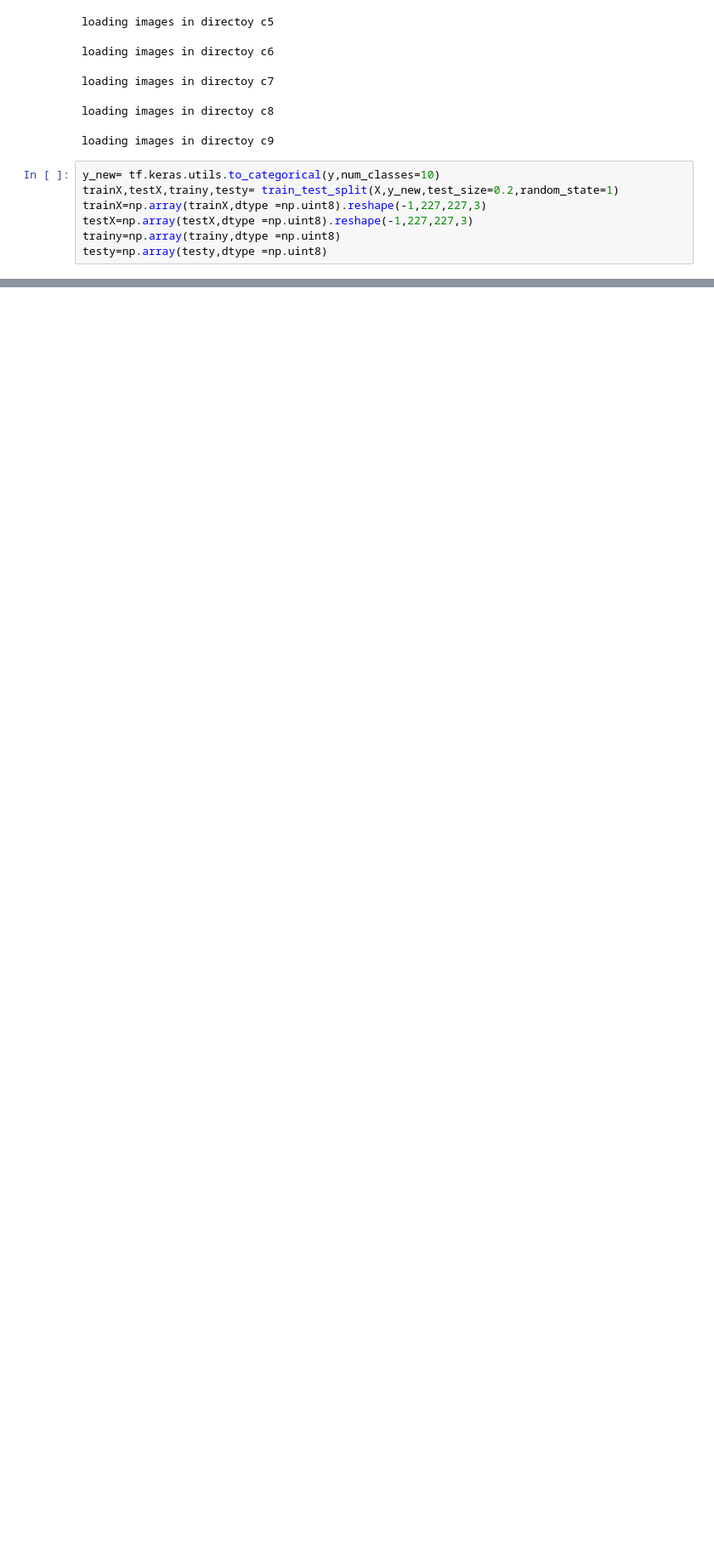
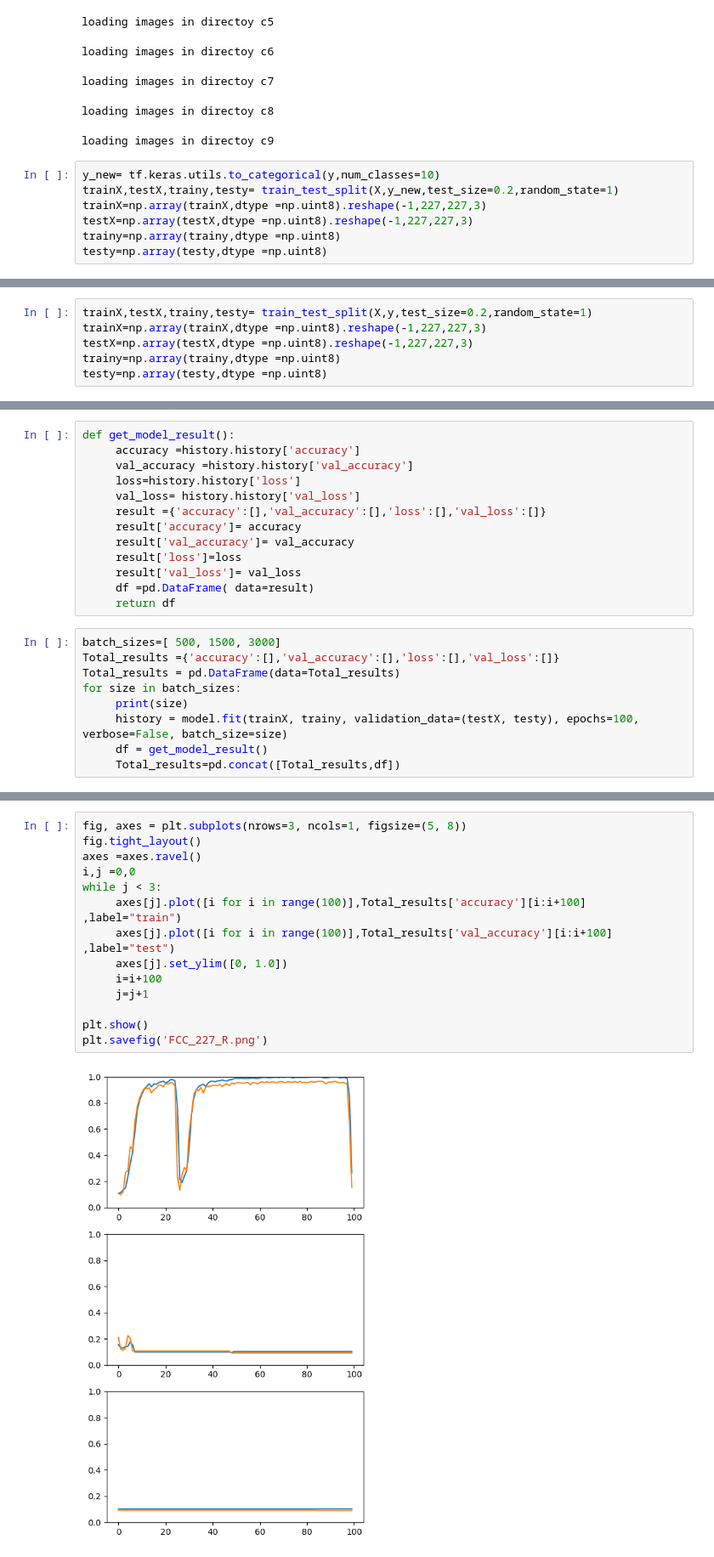
Before and after one commit to SamiraJodeir/DL, a Jupyter notebook: notebook2da8fb4d10.ipynb, the cells around one changed output, grey strips where cells are left out. Shown at 85% size. Drawn from its saved outputs; the diff is of its cells as text; blank space fills up the shorter version.

```diff
--- a/notebook2da8fb4d10.ipynb
+++ b/notebook2da8fb4d10.ipynb
@@ -209,0 +96,6 @@ axes[1].plot([i for i in range(len(df))],val_loss,label="train")
+# %%
+trainX,testX,trainy,testy= train_test_split(X,y,test_size=0.2,random_state=1)
+trainX=np.array(trainX,dtype =np.uint8).reshape(-1,227,227,3)
+testX=np.array(testX,dtype =np.uint8).reshape(-1,227,227,3)
+trainy=np.array(trainy,dtype =np.uint8)
+testy=np.array(testy,dtype =np.uint8)
@@ -209,0 +121,22 @@ axes[1].plot([i for i in range(len(df))],val_loss,label="train")
+# %%
+def get_model_result():
+     accuracy =history.history['accuracy']
+     val_accuracy =history.history['val_accuracy']
+     loss=history.history['loss']
+     val_loss= history.history['val_loss']
+     result ={'accuracy':[],'val_accuracy':[],'loss':[],'val_loss':[]}
+     result['accuracy']= accuracy
+     result['val_accuracy']= val_accuracy
+     result['loss']=loss
+     result['val_loss']= val_loss
+     df =pd.DataFrame( data=result)
+     return df
+# %%
+batch_sizes=[ 500, 1500, 3000]
+Total_results ={'accuracy':[],'val_accuracy':[],'loss':[],'val_loss':[]}
+Total_results = pd.DataFrame(data=Total_results)
+for size in batch_sizes:
+     print(size)
+     history = model.fit(trainX, trainy, validation_data=(testX, testy), epochs=100, verbose=False, batch_size=size)
+     df = get_model_result()
+     Total_results=pd.concat([Total_results,df])
@@ -209,0 +147,16 @@ axes[1].plot([i for i in range(len(df))],val_loss,label="train")
+# %%
+fig, axes = plt.subplots(nrows=3, ncols=1, figsize=(5, 8))
+fig.tight_layout()
+axes =axes.ravel()
+i,j =0,0
+while j < 3:
+     axes[j].plot([i for i in range(100)],Total_results['accuracy'][i:i+100] ,label="train")
+     axes[j].plot([i for i in range(100)],Total_results['val_accuracy'][i:i+100] ,label="test")
+     axes[j].set_ylim([0, 1.0])
+     i=i+100
+     j=j+1
+
+plt.show()
+plt.savefig('FCC_227_R.png')
+# %% [output]
+[figure, added]
```
Also changed, not shown: parts of 37 cells of this notebook.
